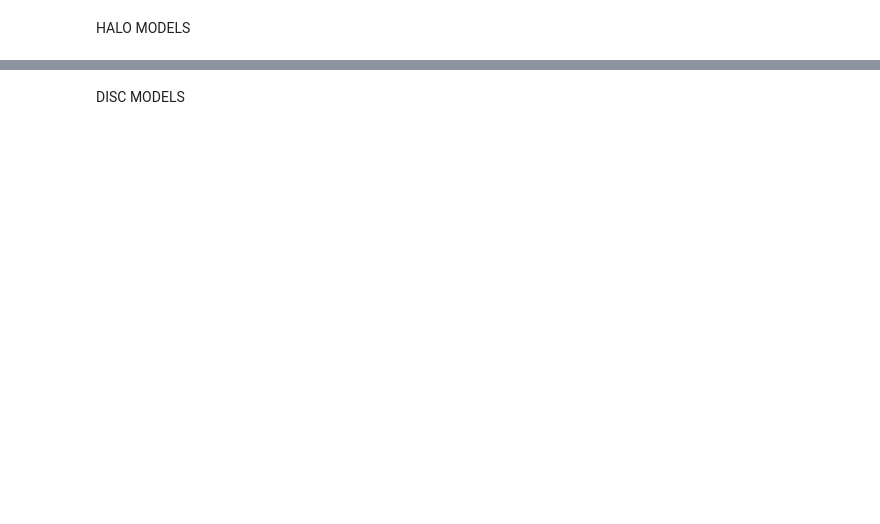
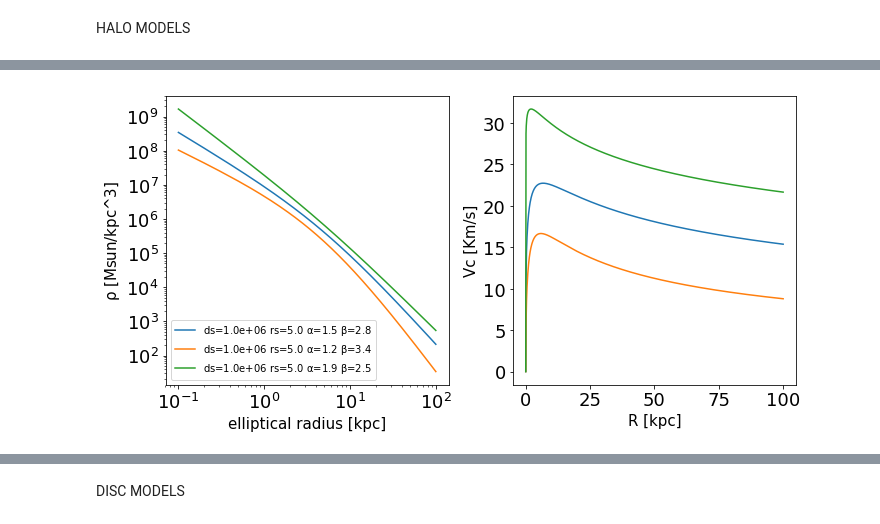
Before and after one commit to editeodoro/discH, a Jupyter notebook: doc/Tutorial.ipynb, the cells around one changed output, grey strips where cells are left out. Saved outputs shown, nothing was run; the diff lists cells and outputs as text; code cells hidden in the pictures; blank space fills up the shorter version.

```diff
--- a/doc/Tutorial.ipynb
+++ b/doc/Tutorial.ipynb
@@ -102,0 +125,50 @@ mcut: 100.000
+# %%
+#alfabeta halo
+R=np.linspace(0,100,1000)
+fig=plt.figure(figsize=(10,5))
+axd=fig.add_subplot(121)
+axv=fig.add_subplot(122)
+R=np.linspace(0,100,1000)
+#d=d0*( (m/rs)^(-alfa) ) * ( (1+m/rs)^(-(beta-alfa)) )
+mcut=100 #radius where d(m>mcut)=0
+e=0 #ellipticity
+
+d0=1e6 #Scale density in Msun/kpc3
+rs=5 #Scale radius in Kpc
+alfa=1.5 #Inner slope
+beta=2.8 #Outer slope
+ab_halo=dc.alfabeta_halo(d0=d0,alfa=alfa, beta=beta, rs=rs, mcut=mcut, e=e)
+dens=ab_halo.dens(R) #3D dens
+vcirc=ab_halo.vcirc(R, nproc=2)
+axd.plot(R,dens[:,1],label='ds=%.1e rs=%.1f $\\alpha$=%.1f $\\beta$=%.1f'%(ab_halo.d0,ab_halo.rs, ab_halo.alfa, ab_halo.beta))
+axv.plot(R,vcirc[:,1],label='ds=%.1e rs=%.1f $\\alpha$=%.1f $\\beta$=%.1f'%(ab_halo.d0,ab_halo.rs, ab_halo.alfa, ab_halo.beta))
+
+d0=1e6 #Scale density in Msun/kpc3
+rs=5 #Scale radius in Kpc
+alfa=1.2 #Inner slope
+beta=3.4 #Outer slope
+ab_halo=dc.alfabeta_halo(d0=d0,alfa=alfa, beta=beta, rs=rs, mcut=mcut, e=e)
+dens=ab_halo.dens(R) #3D dens
+vcirc=ab_halo.vcirc(R, nproc=2)
+axd.plot(R,dens[:,1],label='ds=%.1e rs=%.1f $\\alpha$=%.1f $\\beta$=%.1f'%(ab_halo.d0,ab_halo.rs, ab_halo.alfa, ab_halo.beta))
+axv.plot(R,vcirc[:,1],label='ds=%.1e rs=%.1f $\\alpha$=%.1f $\\beta$=%.1f'%(ab_halo.d0,ab_halo.rs, ab_halo.alfa, ab_halo.beta))
+
+d0=1e6 #Scale density in Msun/kpc3
+rs=5 #Scale radius in Kpc
+alfa=1.9 #Inner slope
+beta=2.5 #Outer slope
+ab_halo=dc.alfabeta_halo(d0=d0,alfa=alfa, beta=beta, rs=rs, mcut=mcut, e=e)
+dens=ab_halo.dens(R) #3D dens
+vcirc=ab_halo.vcirc(R, nproc=2)
+axd.plot(R,dens[:,1],label='ds=%.1e rs=%.1f $\\alpha$=%.1f $\\beta$=%.1f'%(ab_halo.d0,ab_halo.rs, ab_halo.alfa, ab_halo.beta))
+axv.plot(R,vcirc[:,1],label='ds=%.1e rs=%.1f $\\alpha$=%.1f $\\beta$=%.1f'%(ab_halo.d0,ab_halo.rs, ab_halo.alfa, ab_halo.beta))
+
+axd.set_xlabel('elliptical radius [kpc]', fontsize=15)
+axd.set_ylabel('$\\rho$ [Msun/kpc^3]', fontsize=15)
+axv.set_xlabel('R [kpc]', fontsize=15)
+axv.set_ylabel('Vc [Km/s]', fontsize=15)
+axd.set_xscale('log')
+axd.set_yscale('log')
+axd.legend()
+plt.show()
+# %% [output]
@@ -102,0 +176 @@ mcut: 100.000
+[figure, added]
```
Also changed, not shown: parts of 20 cells of this notebook, 7 other files.
